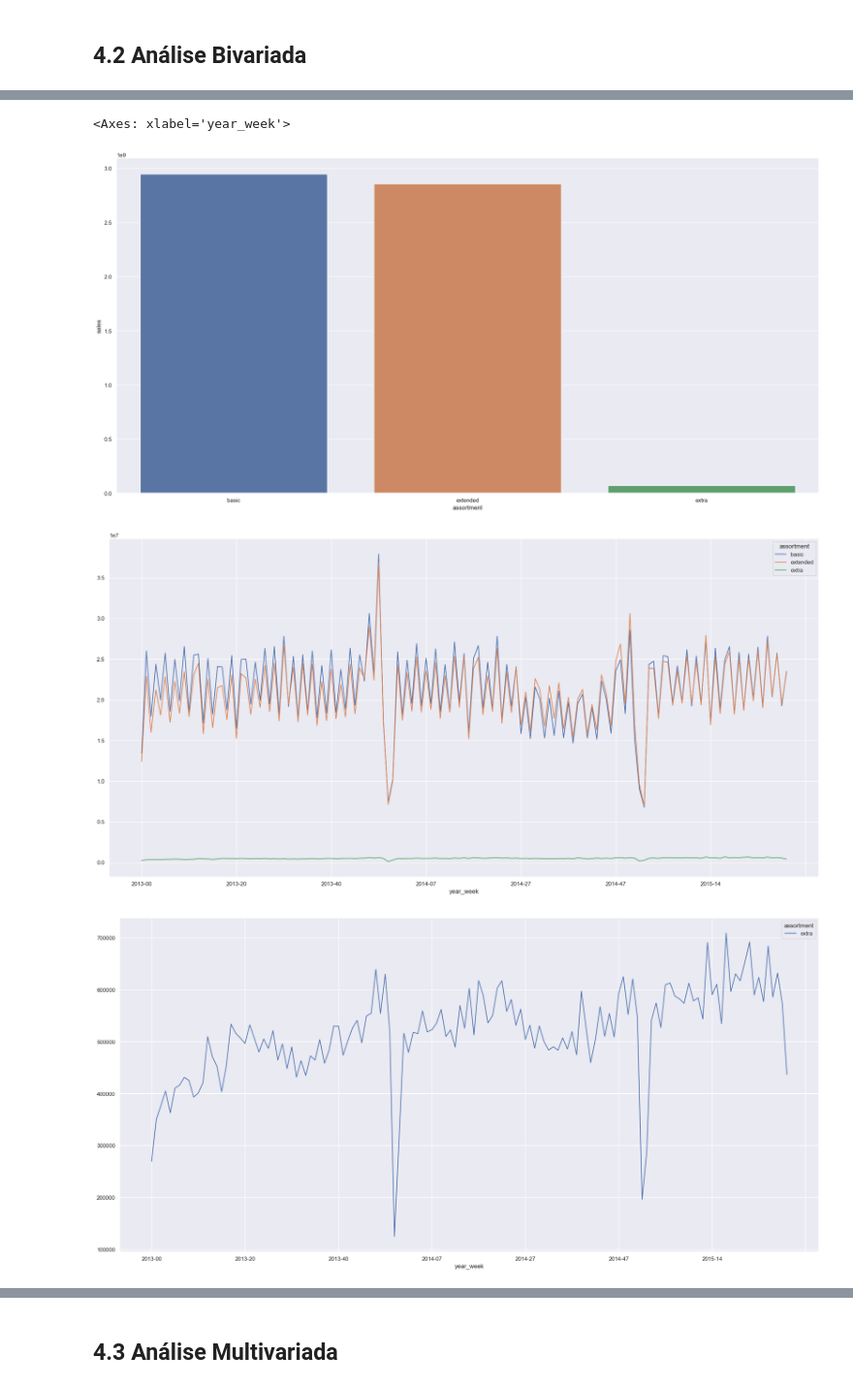
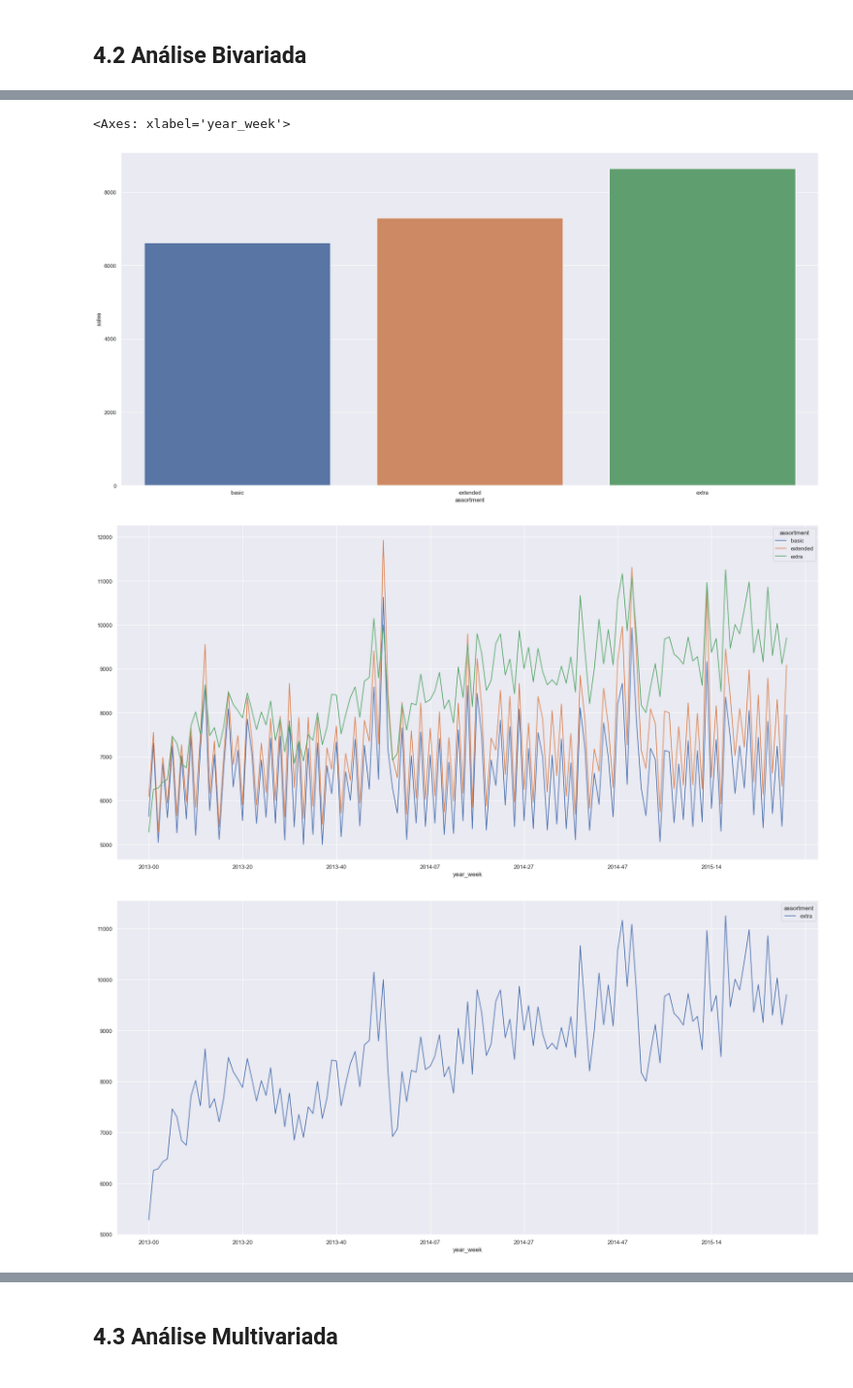
Before and after one commit to Breno-Lobracci/ds_em_producao, a Jupyter notebook: m04_v01_store_sales_prediction.ipynb, the cells around one changed output, grey strips where cells are left out. Shown at 97% size. Drawn from its saved outputs; the diff is of its cells as text; code cells hidden in the pictures.

```diff
--- a/m04_v01_store_sales_prediction.ipynb
+++ b/m04_v01_store_sales_prediction.ipynb
@@ -461,18 +463,18 @@ plt.legend()
 # %%
-aux1 = df4[['assortment', 'sales']].groupby('assortment').sum().reset_index()
+aux1 = df4[['assortment', 'sales']].groupby('assortment').mean().reset_index()
 
 sns.barplot( x='assortment', y='sales', data= aux1 );
 
-aux2 = df4[['year_week', 'assortment', 'sales']].groupby(['year_week', 'assortment']).sum().reset_index()
+aux2 = df4[['year_week', 'assortment', 'sales']].groupby(['year_week', 'assortment']).mean().reset_index()
 aux2.pivot(index= 'year_week', columns='assortment', values='sales').plot()
 
 aux3 = aux2[aux2['assortment'] == 'extra']
 
 aux3.pivot(index= 'year_week', columns='assortment', values='sales').plot()
 # %% [output]
 <Axes: xlabel='year_week'>
-[figure, old version]
+[figure, new version]
-[figure, old version]
+[figure, new version]
-[figure, old version]
+[figure, new version]
 # %% [markdown]
 ### **H2.** Lojas com competidores mais próximos, deveriam vender mais.
```
Also changed, not shown: parts of 6 cells of this notebook.
